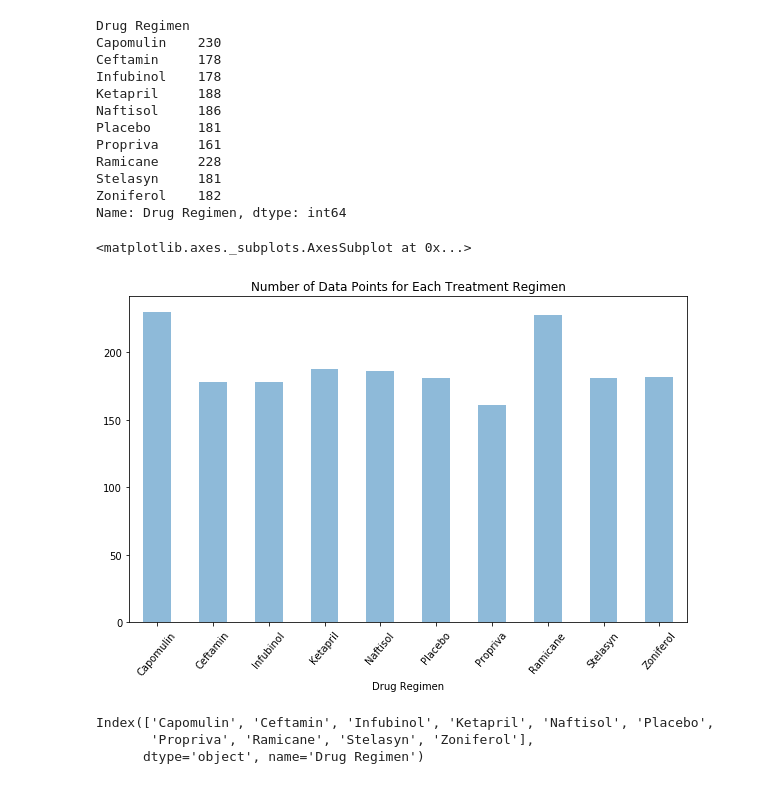
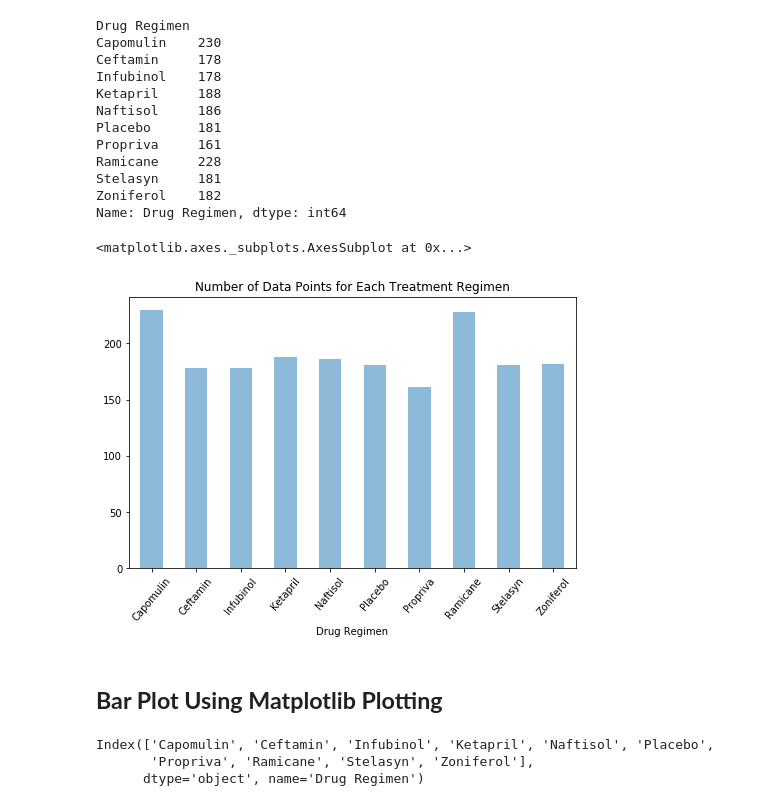
Before and after one commit to ringotm/Pharmaceutical-Data-Analysis, a Jupyter notebook: Pymaceuticals/Untitled.ipynb, the cells around one changed output. Cells and saved outputs as stored; diff of their text form; code cells hidden in the pictures.

```diff
--- a/Pymaceuticals/Untitled.ipynb
+++ b/Pymaceuticals/Untitled.ipynb
@@ -81,10 +83,12 @@ Stelasyn     181
 Zoniferol    182
 Name: Drug Regimen, dtype: int64
 # %%
-treatment_counts.plot(kind='bar', rot=50, title='Number of Data Points for Each Treatment Regimen', alpha=0.5, figsize=(10,6), width=0.5)
+treatment_counts.plot(kind='bar', rot=50, title='Number of Data Points for Each Treatment Regimen', alpha=0.5, figsize=(8,5), width=0.5)
 # %% [output]
 <matplotlib.axes._subplots.AxesSubplot at 0x...>
-[figure, old version]
+[figure, new version]
+# %% [markdown]
+## **Bar Plot Using Matplotlib Plotting**
 # %%
 treatment_counts.index
 # %% [output]
```
Also changed, not shown: parts of 28 cells of this notebook.
